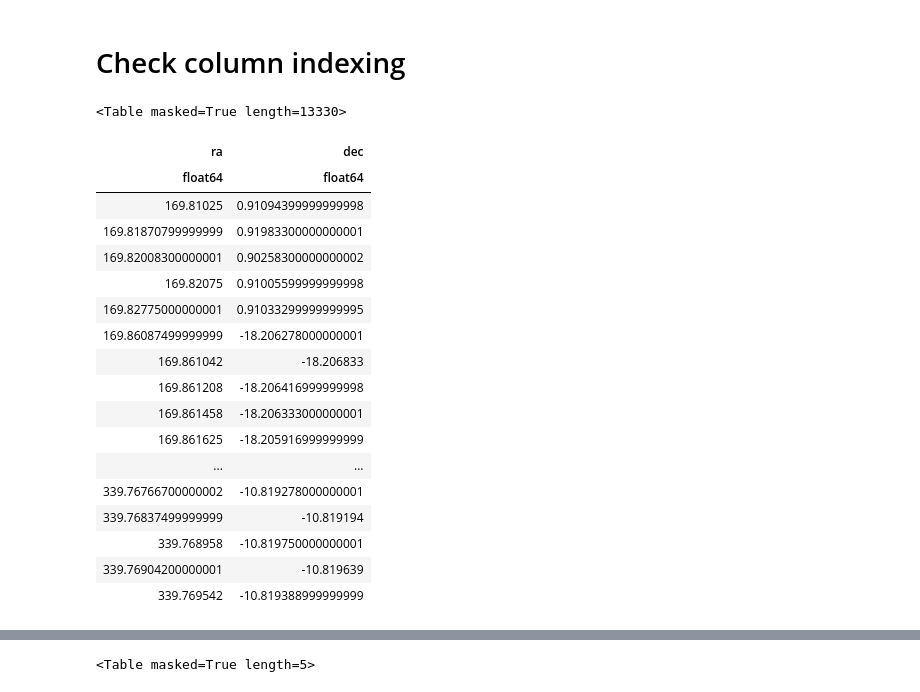
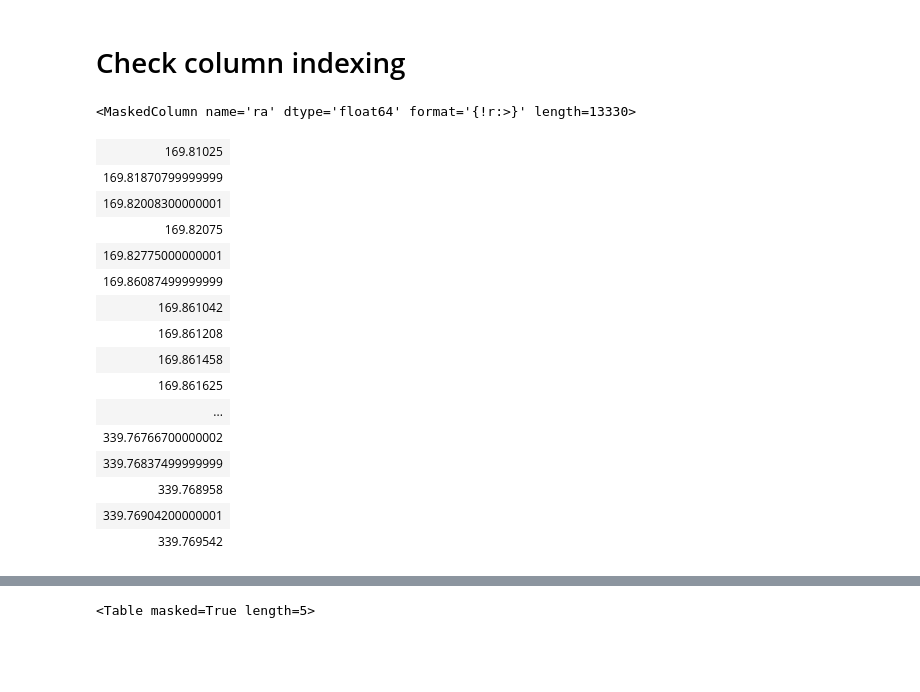
Before and after one commit to smotherh/KBMOD_paper2_data_preperation, a Jupyter notebook: pointing_metadata/PointingGroupsDemo.ipynb, the cells around one changed output, grey strips where cells are left out. Cells and saved outputs as stored; diff of their text form; code cells hidden in the pictures; blank space fills up the shorter version.

```diff
--- a/pointing_metadata/PointingGroupsDemo.ipynb
+++ b/pointing_metadata/PointingGroupsDemo.ipynb
@@ -213,25 +213,23 @@ pg["imdiff_r169.81025d0.910944"]
 # Check column indexing
 # %%
 # column indexing will return a column, or columns sliced through all groups,
-# notice that lenght of the returned list and the full table don't match - these are just pointings in a group
-pg[["ra", "dec"]]
+# notice that length of the returned list and the full table don't match - these are just pointings in a group
+pg["ra"]
 # %% [output]
-<Table masked=True length=13330>
+<MaskedColumn name='ra' dtype='float64' format='{!r:>}' length=13330>
-| ra | dec |
-| float64 | float64 |
-| 169.81025 | 0.91094399999999998 |
-| 169.81870799999999 | 0.91983300000000001 |
-| 169.82008300000001 | 0.90258300000000002 |
-| 169.82075 | 0.91005599999999998 |
-| 169.82775000000001 | 0.91033299999999995 |
-| 169.86087499999999 | -18.206278000000001 |
-| 169.861042 | -18.206833 |
-| 169.861208 | -18.206416999999998 |
-| 169.861458 | -18.206333000000001 |
-| 169.861625 | -18.205916999999999 |
-| ... | ... |
-| 339.76766700000002 | -10.819278000000001 |
-| 339.76837499999999 | -10.819194 |
-| 339.768958 | -10.819750000000001 |
-| 339.76904200000001 | -10.819639 |
-| 339.769542 | -10.819388999999999 |
+| 169.81025 |
+| 169.81870799999999 |
+| 169.82008300000001 |
+| 169.82075 |
+| 169.82775000000001 |
+| 169.86087499999999 |
+| 169.861042 |
+| 169.861208 |
+| 169.861458 |
+| 169.861625 |
+| ... |
+| 339.76766700000002 |
+| 339.76837499999999 |
+| 339.768958 |
+| 339.76904200000001 |
+| 339.769542 |
```
Also changed, not shown: parts of 1 cell of this notebook, 2 other files.
